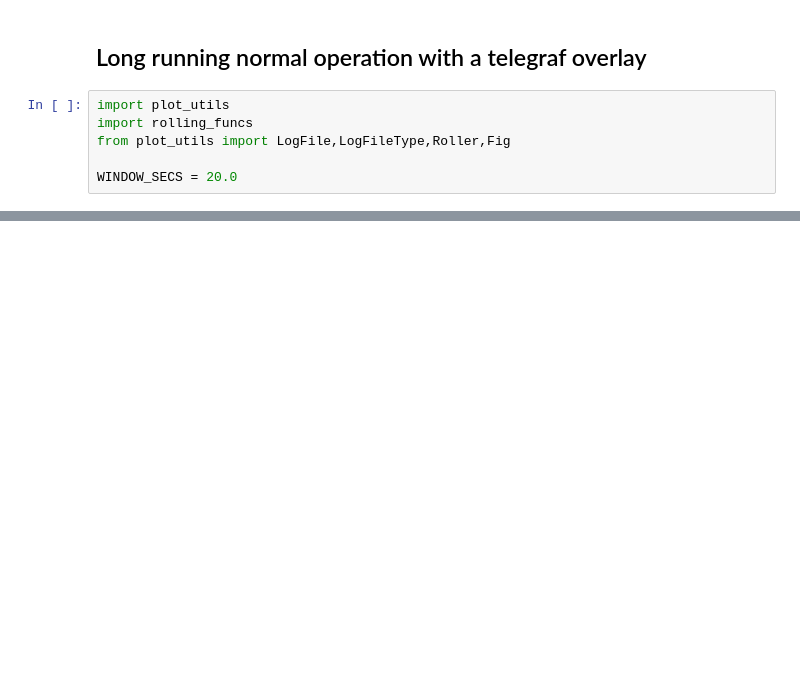
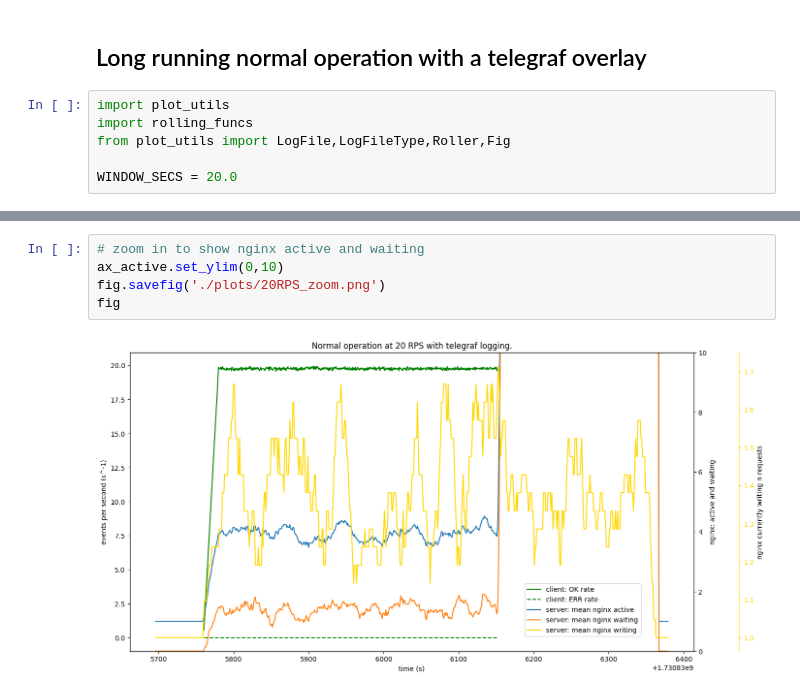
Before and after one commit to edchapman88/got, a Jupyter notebook: experiments/241105_telegraf/main.ipynb, the cells around one changed output, grey strips where cells are left out. Cells and saved outputs as stored; diff of their text form; blank space fills up the shorter version.

```diff
--- a/experiments/241105_telegraf/main.ipynb
+++ b/experiments/241105_telegraf/main.ipynb
@@ -38,0 +44,7 @@ ax_zoom.get_lines()
+# %%
+# zoom in to show nginx active and waiting
+ax_active.set_ylim(0,10)
+fig.savefig('./plots/20RPS_zoom.png')
+fig
+# %% [output]
+[figure, added]
```
Also changed, not shown: parts of 2 cells of this notebook, 20 other files.
